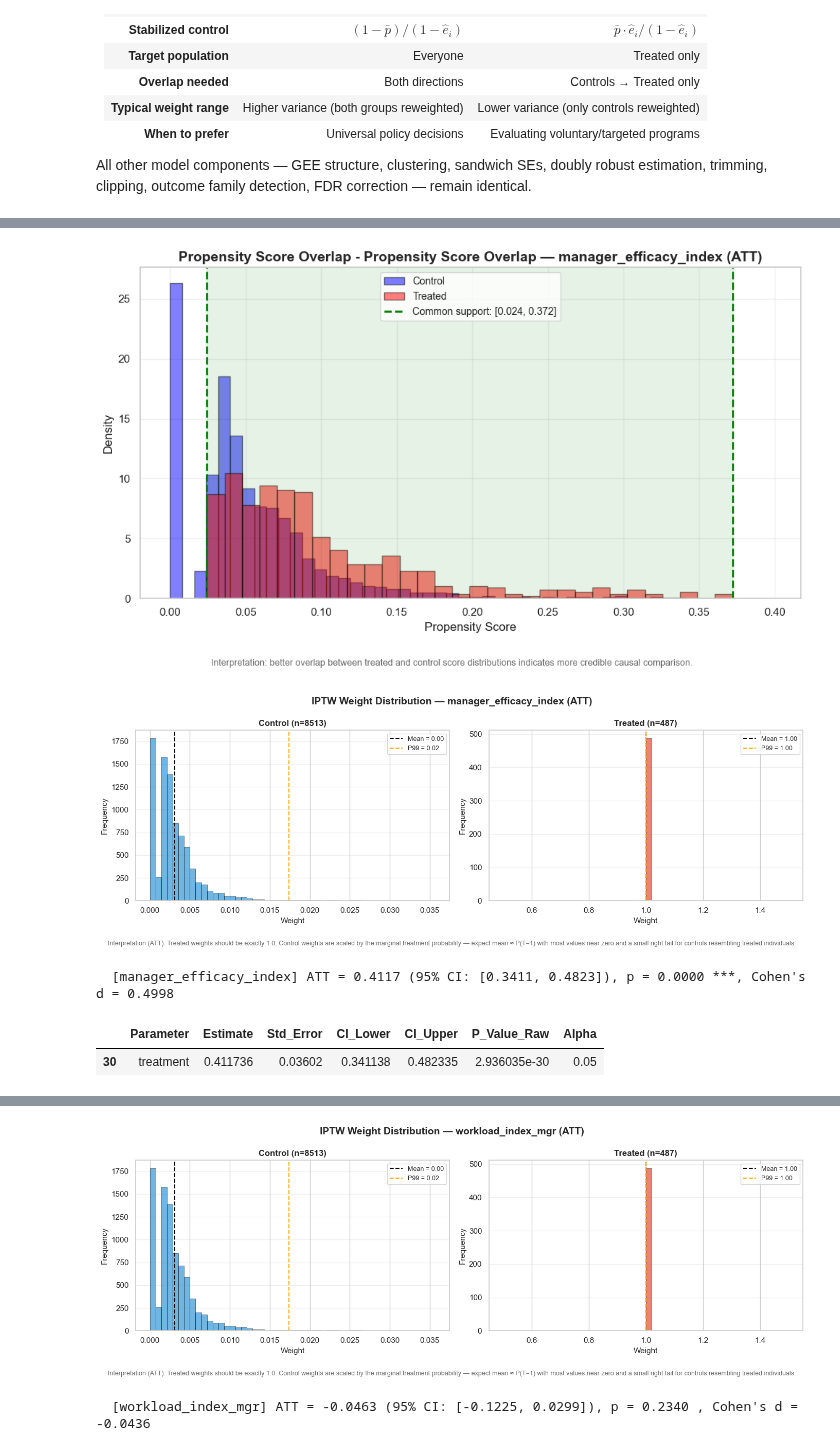
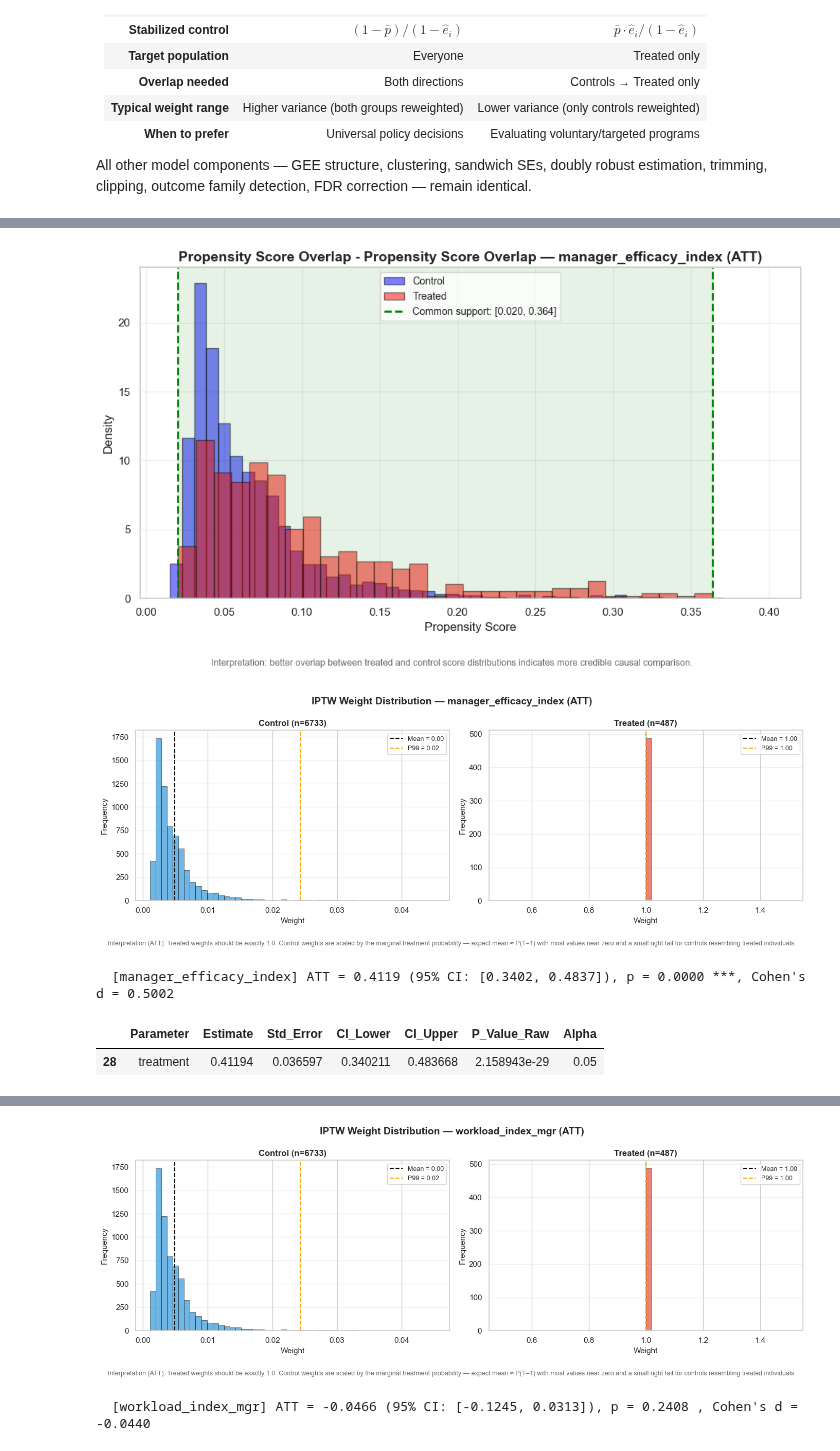
Before and after one commit to mlpost/2026-siop-causal-inference-master-tutorial, a Jupyter notebook: scenario2_workshop.ipynb, the cells around one changed output, grey strips where cells are left out. Saved outputs shown, nothing was run; the diff lists cells and outputs as text; code cells hidden in the pictures.

```diff
--- a/scenario2_workshop.ipynb
+++ b/scenario2_workshop.ipynb
@@ -741,7 +726,8 @@ binary_vars = [
 continuous_vars = [
     'age',
     'tenure_months',
-    'team_size'
+    'num_direct_reports',
+    'tot_span_of_control'
 ]
 # %%
 # Instantiate CausalDiagnostics and view help
@@ -883,7 +870,7 @@ flowchart LR
 # ==========================================================================================================================================
 
 overlap_results = cd.run_overlap_diagnostics(
-    data=manager_df_filtered,
+    data=data,
     treatment_var=treatment,
     outcome_vars=outcome_vars,
     baseline_vars=baseline_vars,
@@ -946,7 +933,7 @@ for outcome_var in outcome_vars:
     ps = result.get('propensity_scores')
     if ps is not None:
         cd.plot_propensity_overlap(
-            data=manager_df_filtered,
+            data=data,
             treatment_var=treatment,
             propensity_scores=ps,
             outcome_var=outcome_var,
@@ -1106,14 +1093,14 @@ for o in survey_outcomes:
     print(f"ANALYZING OUTCOME: {o}")
     print("=" * 60)
     survey_results[o] = causal_model.analyze_treatment_effect(
-        data=manager_df_filtered, #dataframe to analyze
+        data=data, #dataframe to analyze
         outcome_var=o, #outcome variable to analyze
         treatment_var=treatment, #treatment variable
         estimand='ATE', #causal estimand to estimate
         categorical_vars=categorical_vars, #list of categorical covariates to adjust for; these will be one-hot encoded by the model
         binary_vars=binary_vars, #list of binary covariates to adjust for; these will be treated as 0/1 flags by the model
         continuous_vars=continuous_vars, #list of continuous covariates to adjust for; used as is in the model
-        cluster_var='manager_id', #variable to cluster standard errors by (e.g. clustering by manager accounts for team-level shocks)
+        cluster_var='team_id', #variable to cluster standard errors by (e.g. clustering by manager accounts for team-level shocks)
         baseline_var=baseline_vars.get(o), #baseline control variable for survey outcomes
         project_path= base_dir / "results", # None or set to a path to save model outputs
         trim_quantile=0.99, #quantile for trimming extreme propensity scores (e.g. 0.99 will trim the top 1% most extreme scores); set to None to disable trimming
@@ -1138,14 +1125,14 @@ for o in retention_outcomes:
     print(f"ANALYZING OUTCOME: {o}")
     print("=" * 60)
     retention_results[o] = causal_model.analyze_treatment_effect(
-        data=manager_df_filtered,
+        data=data,
         outcome_var=o,
         treatment_var=treatment,
         estimand='ATE',
         categorical_vars=categorical_vars,
         binary_vars=binary_vars,
         continuous_vars=continuous_vars,
-        cluster_var='manager_id',
+        cluster_var='team_id',
         baseline_var=baseline_vars.get(o),
         project_path=base_dir / "results",
         trim_quantile=0.99,
@@ -1187,7 +1174,7 @@ def verify_balance(results_dict, family_label, cd_instance, treatment_var,
 
         # Identify balance covariates (same ones used by analyze_treatment_effect)
         balance_cols = [c for c in wdf.columns
-                        if c not in [outcome, treatment_var, 'manager_id',
+                        if c not in [outcome, treatment_var, 'id', 'team_id',
                                      'propensity_score', 'iptw']]
 
         independent_balance = cd_instance.compute_balance_df(
@@ -1556,14 +1593,14 @@ for o in survey_outcomes:
     print(f"ANALYZING OUTCOME: {o}")
     print("=" * 60)
     survey_results[o] = causal_model.analyze_treatment_effect(
-        data=manager_df, #dataframe to analyze
+        data=data, #dataframe to analyze
         outcome_var=o, #outcome variable to analyze
         treatment_var=treatment, #treatment variable
         estimand='ATT', #causal estimand to estimate
         categorical_vars=categorical_vars, #list of categorical covariates to adjust for; these will be one-hot encoded by the model
         binary_vars=binary_vars, #list of binary covariates to adjust for; these will be treated as 0/1 flags by the model
         continuous_vars=continuous_vars, #list of continuous covariates to adjust for; used as is in the model
-        cluster_var='manager_id', #variable to cluster standard errors by (e.g. clustering by manager accounts for team-level shocks)
+        cluster_var='team_id', #variable to cluster standard errors by (e.g. clustering by manager accounts for team-level shocks)
         baseline_var=baseline_vars.get(o), #baseline control variable for survey outcomes
         project_path= base_dir / "results", # None or set to a path to save model outputs
         trim_quantile=0.99, #quantile for trimming extreme propensity scores (e.g. 0.99 will trim the top 1% most extreme scores); set to None to disable trimming
@@ -1588,14 +1625,14 @@ for o in retention_outcomes:
     print(f"ANALYZING OUTCOME: {o}")
     print("=" * 60)
     retention_results[o] = causal_model.analyze_treatment_effect(
-        data=manager_df,
+        data=data,
         outcome_var=o,
         treatment_var=treatment,
         estimand='ATT',
         categorical_vars=categorical_vars,
         binary_vars=binary_vars,
         continuous_vars=continuous_vars,
-        cluster_var='manager_id',
+        cluster_var='team_id',
         baseline_var=baseline_vars.get(o),
         project_path=base_dir / "results",
         trim_quantile=0.99,
@@ -1637,7 +1674,7 @@ def verify_balance(results_dict, family_label, cd_instance, treatment_var,
 
         # Identify balance covariates (same ones used by analyze_treatment_effect)
         balance_cols = [c for c in wdf.columns
-                        if c not in [outcome, treatment_var, 'manager_id',
+                        if c not in [outcome, treatment_var, 'id', 'team_id',
                                      'propensity_score', 'iptw']]
 
         independent_balance = cd_instance.compute_balance_df(
@@ -1680,8 +1716,8 @@ ANALYZING OUTCOME: manager_efficacy_index
-[figure, old version]
+[figure, new version]
-[figure, old version]
+[figure, new version]
-  [manager_efficacy_index] ATT = 0.4117 (95% CI: [0.3411, 0.4823]), p = 0.0000 ***, Cohen's d = 0.4998
+  [manager_efficacy_index] ATT = 0.4119 (95% CI: [0.3402, 0.4837]), p = 0.0000 ***, Cohen's d = 0.5002
 |  | Parameter | Estimate | Std_Error | CI_Lower | CI_Upper | P_Value_Raw | Alpha |
-| 30 | treatment | 0.411736 | 0.03602 | 0.341138 | 0.482335 | 2.936035e-30 | 0.05 |
+| 28 | treatment | 0.41194 | 0.036597 | 0.340211 | 0.483668 | 2.158943e-29 | 0.05 |
 ============================================================
 ANALYZING OUTCOME: workload_index_mgr
 ============================================================
@@ -1690,3 +1725,3 @@ ANALYZING OUTCOME: workload_index_mgr
-[figure, old version]
+[figure, new version]
-  [workload_index_mgr] ATT = -0.0463 (95% CI: [-0.1225, 0.0299]), p = 0.2340 , Cohen's d = -0.0436
+  [workload_index_mgr] ATT = -0.0466 (95% CI: [-0.1245, 0.0313]), p = 0.2408 , Cohen's d = -0.0440
 |  | Parameter | Estimate | Std_Error | CI_Lower | CI_Upper | P_Value_Raw | Alpha |
```
Also changed, not shown: parts of 24 cells of this notebook, 42 other files.
